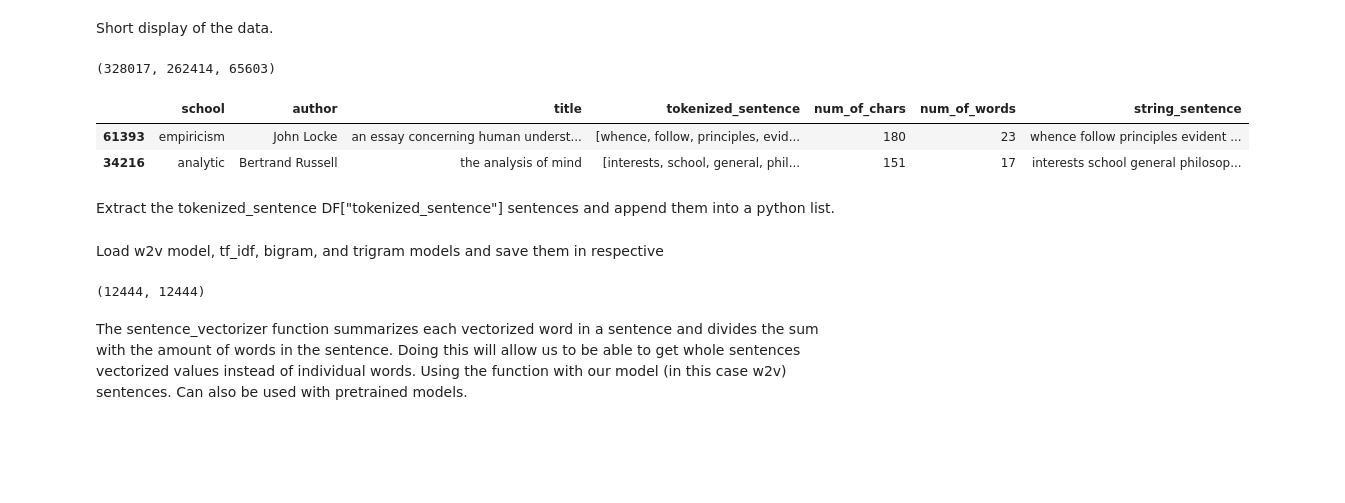
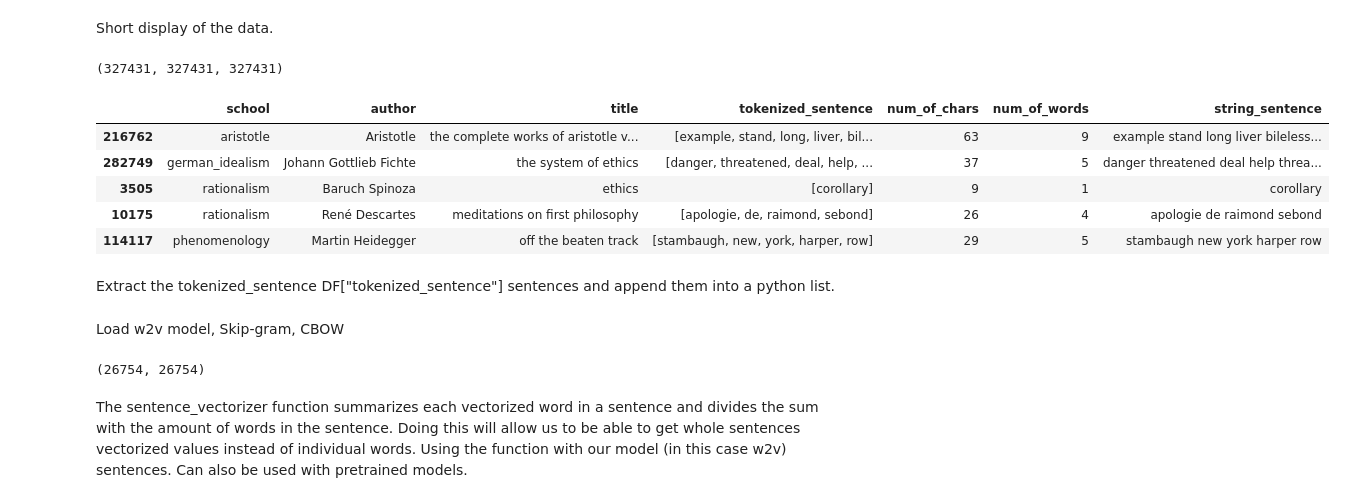
Before and after one commit to zabesy/SOTClustering, a Jupyter notebook: clustering.ipynb, the cells around one changed output. Saved outputs shown, nothing was run; the diff lists cells and outputs as text; code cells hidden in the pictures; blank space fills up the shorter version.

```diff
--- a/clustering.ipynb
+++ b/clustering.ipynb
@@ -6,7 +10,7 @@ Short display of the data.
 FULL_DF = pd.read_csv("philosophy_data.csv", converters={"tokenized_sentence": pd.eval})
 # %%
 #Filter dataframe to training, test, fulldataset
-train_data = 0.2
+train_data = 0.8
 indexes = [i for i in list(FULL_DF.sample(frac=train_data).index)]
 DF_TRAIN = FULL_DF.iloc[indexes]
 DF_TRAIN.reset_index(drop = True, inplace = True)
@@ -14,40 +18,43 @@ DF_TEST = FULL_DF.iloc[~FULL_DF.index.isin(indexes)]
 DF_TEST.reset_index(drop = True, inplace = True)
 
 #Comment these to be able to train.
-# DF_TEST = FULL_DF
-# DF_TRAIN = FULL_DF
+DF_TEST = FULL_DF
+DF_TRAIN = FULL_DF
 
 len(FULL_DF.index), len(DF_TEST.index), len(DF_TRAIN.index)
 # %% [output]
-(328017, 262414, 65603)
+(327431, 327431, 327431)
 # %%
-DF_TRAIN.sample(2)
+DF_TRAIN.sample(5)
 # %% [output]
 |  | school | author | title | tokenized_sentence | num_of_chars | num_of_words | string_sentence |
-| 61393 | empiricism | John Locke | an essay concerning human underst... | [whence, follow, principles, evid... | 180 | 23 | whence follow principles evident ... |
-| 34216 | analytic | Bertrand Russell | the analysis of mind | [interests, school, general, phil... | 151 | 17 | interests school general philosop... |
+| 216762 | aristotle | Aristotle | the complete works of aristotle v... | [example, stand, long, liver, bil... | 63 | 9 | example stand long liver bileless... |
+| 282749 | german_idealism | Johann Gottlieb Fichte | the system of ethics | [danger, threatened, deal, help, ... | 37 | 5 | danger threatened deal help threa... |
+| 3505 | rationalism | Baruch Spinoza | ethics | [corollary] | 9 | 1 | corollary |
+| 10175 | rationalism | René Descartes | meditations on first philosophy | [apologie, de, raimond, sebond] | 26 | 4 | apologie de raimond sebond |
+| 114117 | phenomenology | Martin Heidegger | off the beaten track | [stambaugh, new, york, harper, row] | 29 | 5 | stambaugh new york harper row |
 # %% [markdown]
 Extract the tokenized_sentence DF["tokenized_sentence"] sentences and append them into a python list.
-# %% [markdown]
-Load w2v model, tf_idf, bigram, and trigram models and save them in respective
+# %% [markdown]
+Load w2v model, Skip-gram, CBOW
 # %%
 skipgram_w2v = Word2Vec(
             DF_TRAIN["tokenized_sentence"].tolist(),
-            vector_size=100,       # Dimensionality of word embeddings
+            vector_size=300,       # Dimensionality of word embeddings
             sg = 1,                # SKIPGRAM
             window=5,              # Word window for context evaluation
             epochs=10)             # Number of epochs training over corpus
 
 cbow_w2v = Word2Vec(
             DF_TRAIN["tokenized_sentence"].tolist(),
-            vector_size=100,
+            vector_size=300,
             sg = 0,                # CBOW
             window=5,
             epochs=10)
 
 len(skipgram_w2v.wv), len(cbow_w2v.wv)
 # %% [output]
-(12444, 12444)
+(26754, 26754)
 # %% [markdown]
 The sentence_vectorizer function summarizes each vectorized word in a sentence and divides the sum with the amount of words in the sentence.
 Doing this will allow us to be able to get whole sentences vectorized values instead of individual words.
```
Also changed, not shown: parts of 27 cells of this notebook, 3 other files.
